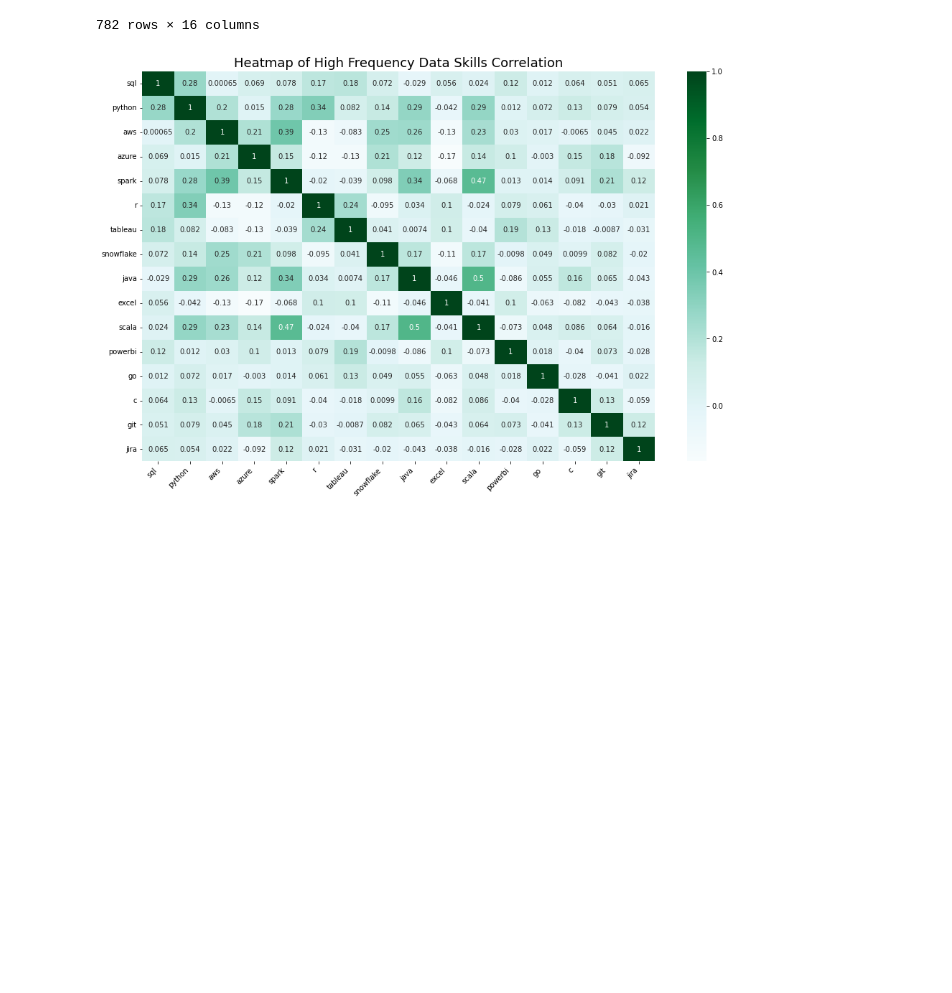
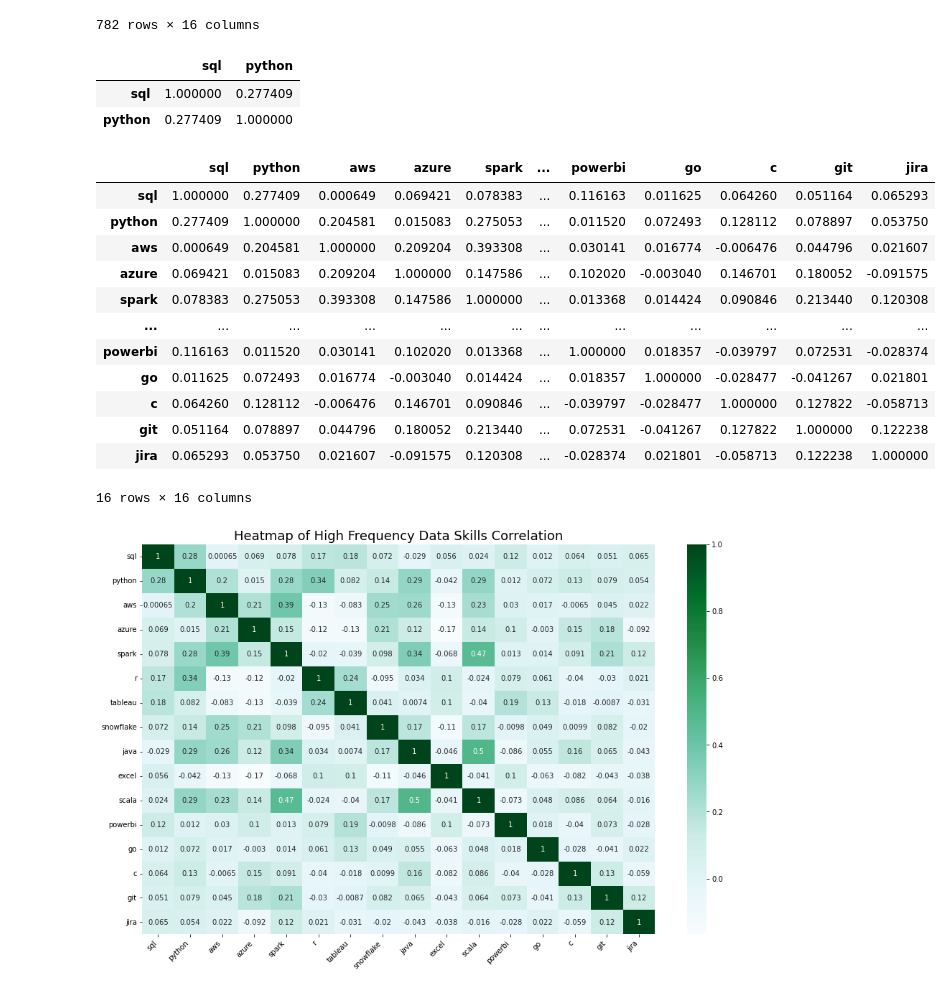
Before and after one commit to austinnguyen00/AusDask, a Jupyter notebook: analysis.ipynb, the cells around one changed output. Drawn from its saved outputs; the diff is of its cells as text; code cells hidden in the pictures; blank space fills up the shorter version.

```diff
--- a/analysis.ipynb
+++ b/analysis.ipynb
@@ -721,5 +531,28 @@ high_freq_skills
 | 780 | 1 | 1 | 0 | 0 | 0 | ... | 0 | 0 | 0 | 0 | 0 |
 | 781 | 0 | 0 | 0 | 0 | 0 | ... | 0 | 0 | 0 | 0 | 0 |
 782 rows × 16 columns
+# %%
+test = high_freq_skills[['sql', 'python']].corr(method='pearson')
+test
+# %% [output]
+|  | sql | python |
+| sql | 1.000000 | 0.277409 |
+| python | 0.277409 | 1.000000 |
 # %%
 high_freq_skills_corr = high_freq_skills.corr()
+# %%
+high_freq_skills_corr
+# %% [output]
+|  | sql | python | aws | azure | spark | ... | powerbi | go | c | git | jira |
+| sql | 1.000000 | 0.277409 | 0.000649 | 0.069421 | 0.078383 | ... | 0.116163 | 0.011625 | 0.064260 | 0.051164 | 0.065293 |
+| python | 0.277409 | 1.000000 | 0.204581 | 0.015083 | 0.275053 | ... | 0.011520 | 0.072493 | 0.128112 | 0.078897 | 0.053750 |
+| aws | 0.000649 | 0.204581 | 1.000000 | 0.209204 | 0.393308 | ... | 0.030141 | 0.016774 | -0.006476 | 0.044796 | 0.021607 |
+| azure | 0.069421 | 0.015083 | 0.209204 | 1.000000 | 0.147586 | ... | 0.102020 | -0.003040 | 0.146701 | 0.180052 | -0.091575 |
+| spark | 0.078383 | 0.275053 | 0.393308 | 0.147586 | 1.000000 | ... | 0.013368 | 0.014424 | 0.090846 | 0.213440 | 0.120308 |
+| ... | ... | ... | ... | ... | ... | ... | ... | ... | ... | ... | ... |
+| powerbi | 0.116163 | 0.011520 | 0.030141 | 0.102020 | 0.013368 | ... | 1.000000 | 0.018357 | -0.039797 | 0.072531 | -0.028374 |
+| go | 0.011625 | 0.072493 | 0.016774 | -0.003040 | 0.014424 | ... | 0.018357 | 1.000000 | -0.028477 | -0.041267 | 0.021801 |
+| c | 0.064260 | 0.128112 | -0.006476 | 0.146701 | 0.090846 | ... | -0.039797 | -0.028477 | 1.000000 | 0.127822 | -0.058713 |
+| git | 0.051164 | 0.078897 | 0.044796 | 0.180052 | 0.213440 | ... | 0.072531 | -0.041267 | 0.127822 | 1.000000 | 0.122238 |
+| jira | 0.065293 | 0.053750 | 0.021607 | -0.091575 | 0.120308 | ... | -0.028374 | 0.021801 | -0.058713 | 0.122238 | 1.000000 |
+16 rows × 16 columns
```
Also changed, not shown: parts of 28 cells of this notebook, 5 other files.
